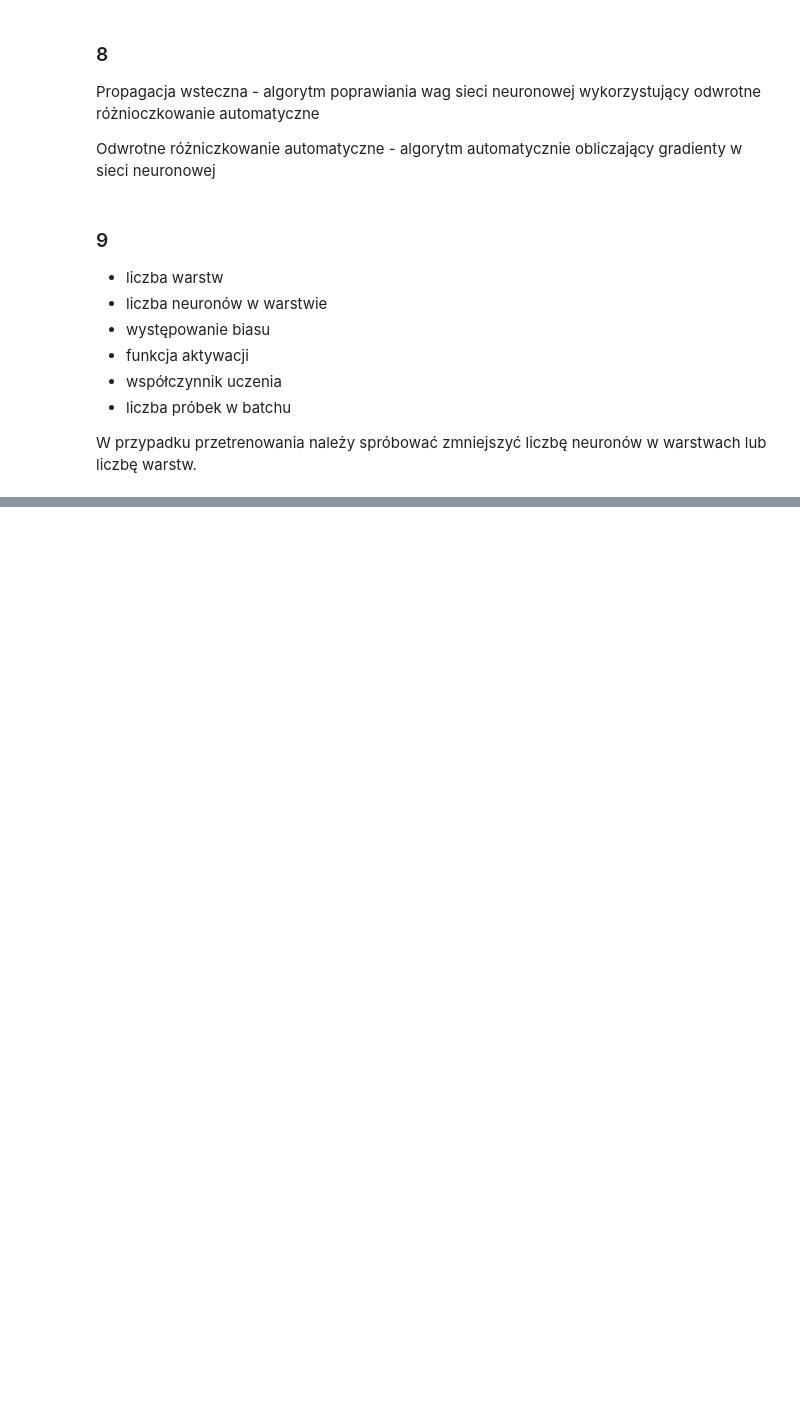
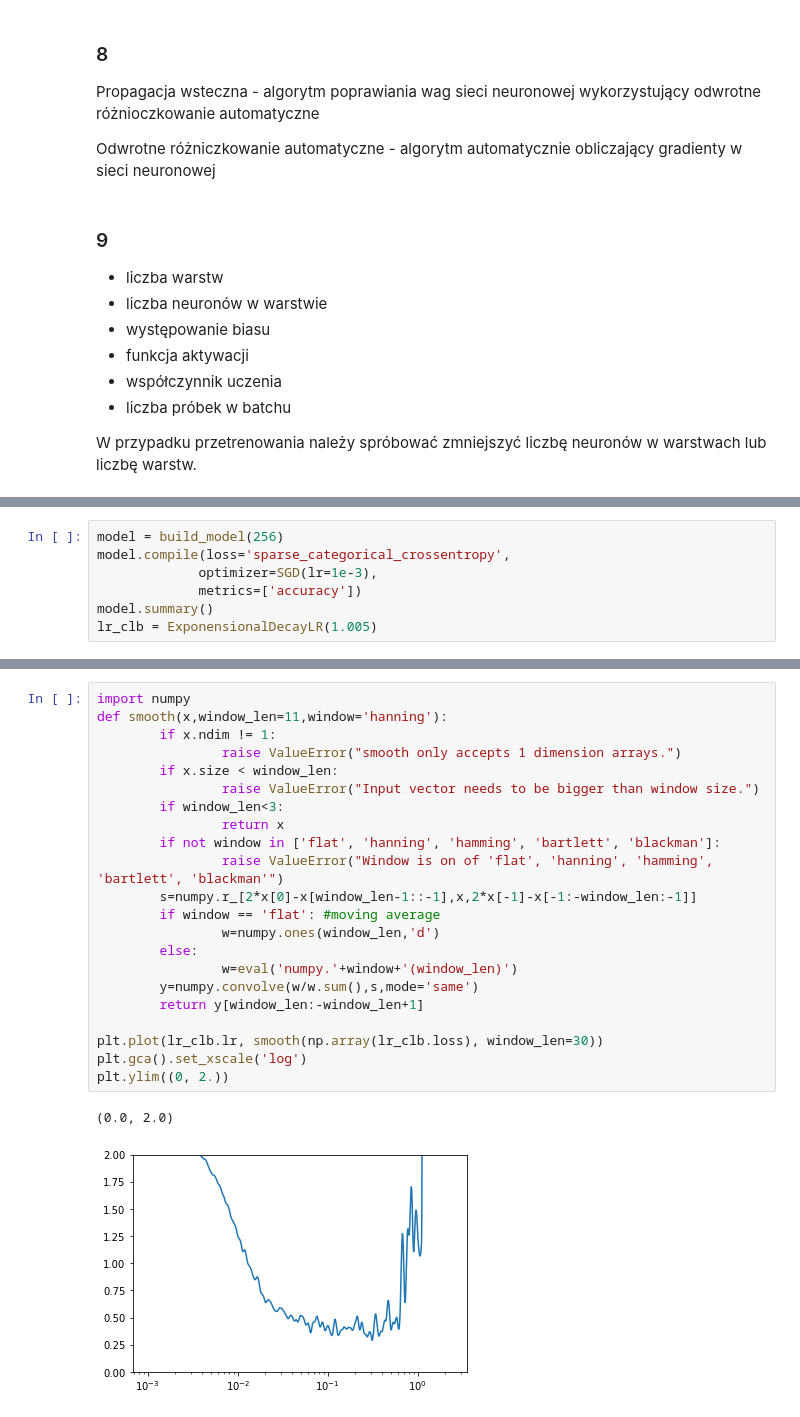
Before and after one commit to WilyLynx/handson-ml2, a Jupyter notebook: my_solutions/Chapter_10.ipynb, the cells around one changed output, grey strips where cells are left out. Drawn from its saved outputs; the diff is of its cells as text; blank space fills up the shorter version.

```diff
--- a/my_solutions/Chapter_10.ipynb
+++ b/my_solutions/Chapter_10.ipynb
@@ -78,0 +134,7 @@ W przypadku przetrenowania należy spróbować zmniejszyć liczbę neuronów w w
+# %%
+model = build_model(256)
+model.compile(loss='sparse_categorical_crossentropy',
+             optimizer=SGD(lr=1e-3),
+             metrics=['accuracy'])
+model.summary()
+lr_clb = ExponensionalDecayLR(1.005)
@@ -78,0 +165,25 @@ W przypadku przetrenowania należy spróbować zmniejszyć liczbę neuronów w w
+# %%
+import numpy
+def smooth(x,window_len=11,window='hanning'):
+        if x.ndim != 1:
+                raise ValueError("smooth only accepts 1 dimension arrays.")
+        if x.size < window_len:
+                raise ValueError("Input vector needs to be bigger than window size.")
+        if window_len<3:
+                return x
+        if not window in ['flat', 'hanning', 'hamming', 'bartlett', 'blackman']:
+                raise ValueError("Window is on of 'flat', 'hanning', 'hamming', 'bartlett', 'blackman'")
+        s=numpy.r_[2*x[0]-x[window_len-1::-1],x,2*x[-1]-x[-1:-window_len:-1]]
+        if window == 'flat': #moving average
+                w=numpy.ones(window_len,'d')
+        else:
+                w=eval('numpy.'+window+'(window_len)')
+        y=numpy.convolve(w/w.sum(),s,mode='same')
+        return y[window_len:-window_len+1]
+
+plt.plot(lr_clb.lr, smooth(np.array(lr_clb.loss), window_len=30))
+plt.gca().set_xscale('log')
+plt.ylim((0, 2.))
+# %% [output]
+(0.0, 2.0)
+[figure, added]
```
Also changed, not shown: parts of 13 cells of this notebook, 1 other file.
